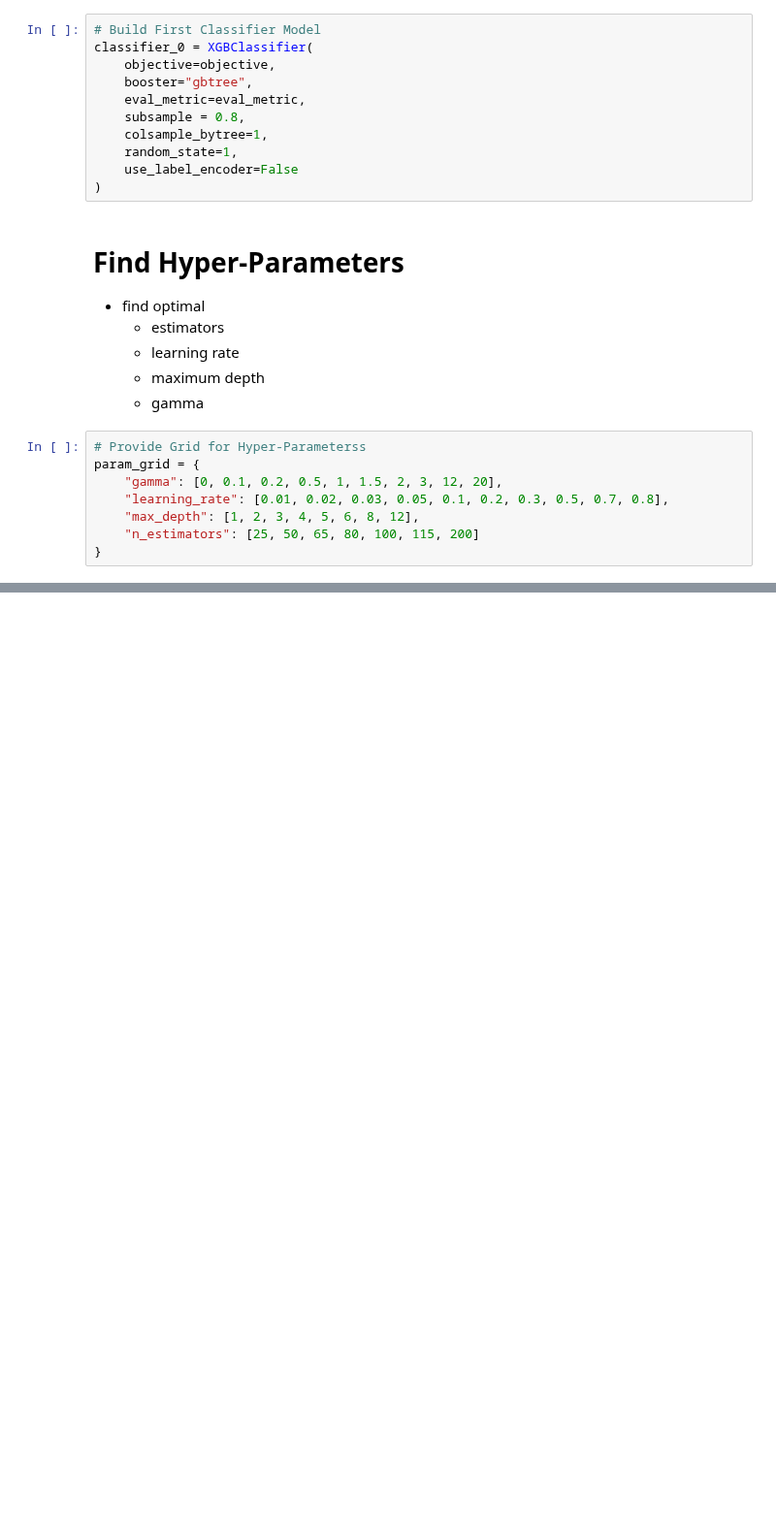
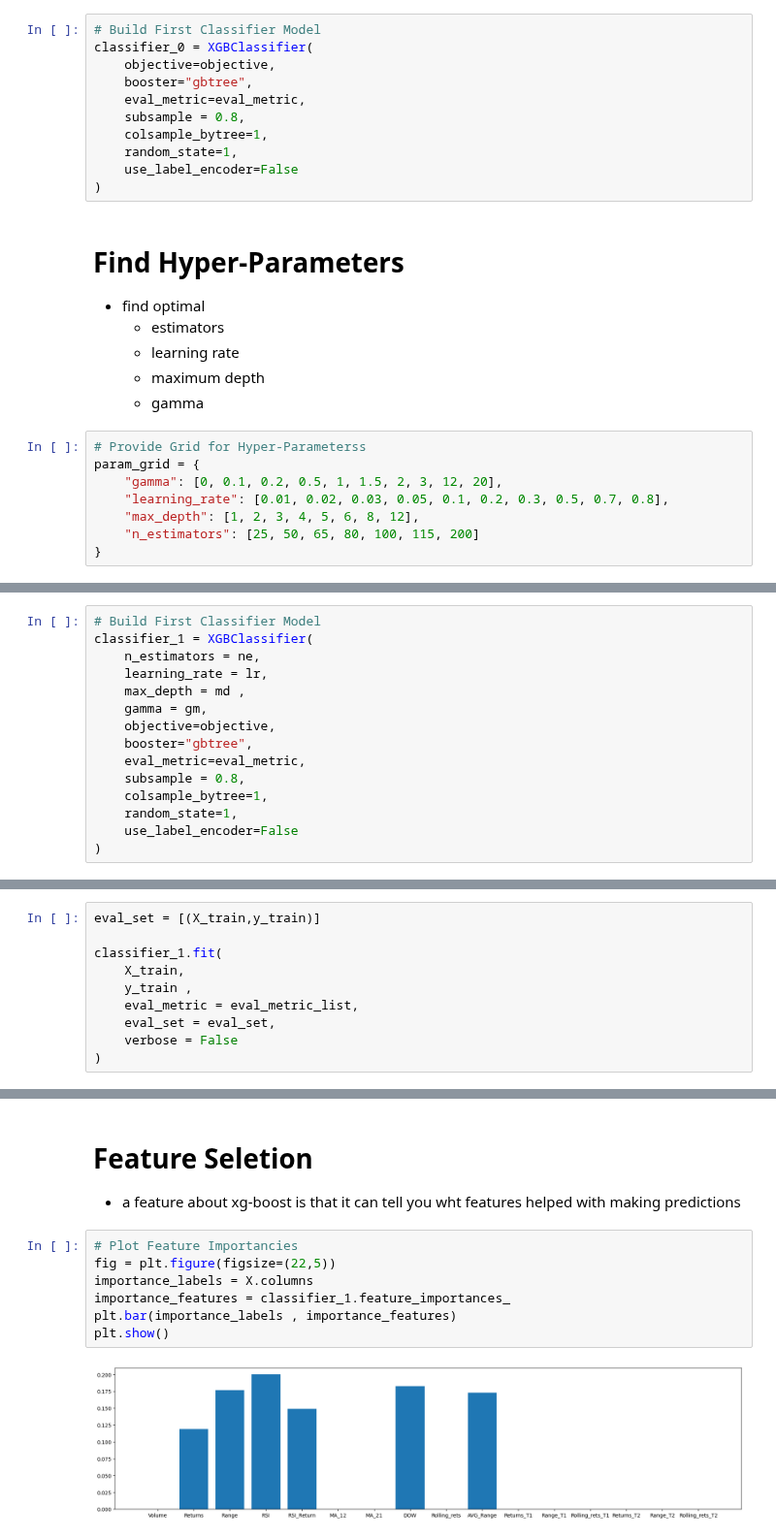
Before and after one commit to ItMeansBigMountain/Financial.Market.ML, a Jupyter notebook: 2_Supervised/2-XG-Boost-Feature-Selection.ipynb, the cells around one changed output, grey strips where cells are left out. Shown at 97% size. Drawn from its saved outputs; the diff is of its cells as text; blank space fills up the shorter version.

Commit message:
finding features used in XG-boost

```diff
--- a/2_Supervised/2-XG-Boost-Feature-Selection.ipynb
+++ b/2_Supervised/2-XG-Boost-Feature-Selection.ipynb
@@ -137,0 +140,15 @@ Recommended params >> ne: 25 lr: 0.01 md: 2 gm: 1
+# %%
+# Build First Classifier Model
+classifier_1 = XGBClassifier(
+    n_estimators = ne,
+    learning_rate = lr,
+    max_depth = md ,
+    gamma = gm,
+    objective=objective,
+    booster="gbtree",
+    eval_metric=eval_metric,
+    subsample = 0.8,
+    colsample_bytree=1,
+    random_state=1,
+    use_label_encoder=False
+)
@@ -137,0 +157,10 @@ Recommended params >> ne: 25 lr: 0.01 md: 2 gm: 1
+# %%
+eval_set = [(X_train,y_train)]
+
+classifier_1.fit(
+    X_train,
+    y_train ,
+    eval_metric = eval_metric_list,
+    eval_set = eval_set,
+    verbose = False
+)
@@ -137,0 +206,12 @@ Recommended params >> ne: 25 lr: 0.01 md: 2 gm: 1
+# %% [markdown]
+# Feature Seletion
+- a feature about xg-boost is that it can tell you wht features helped with making predictions
+# %%
+# Plot Feature Importancies
+fig = plt.figure(figsize=(22,5))
+importance_labels = X.columns
+importance_features = classifier_1.feature_importances_
+plt.bar(importance_labels , importance_features)
+plt.show()
+# %% [output]
+[figure, added]
```
Also changed, not shown: parts of 12 cells of this notebook.
